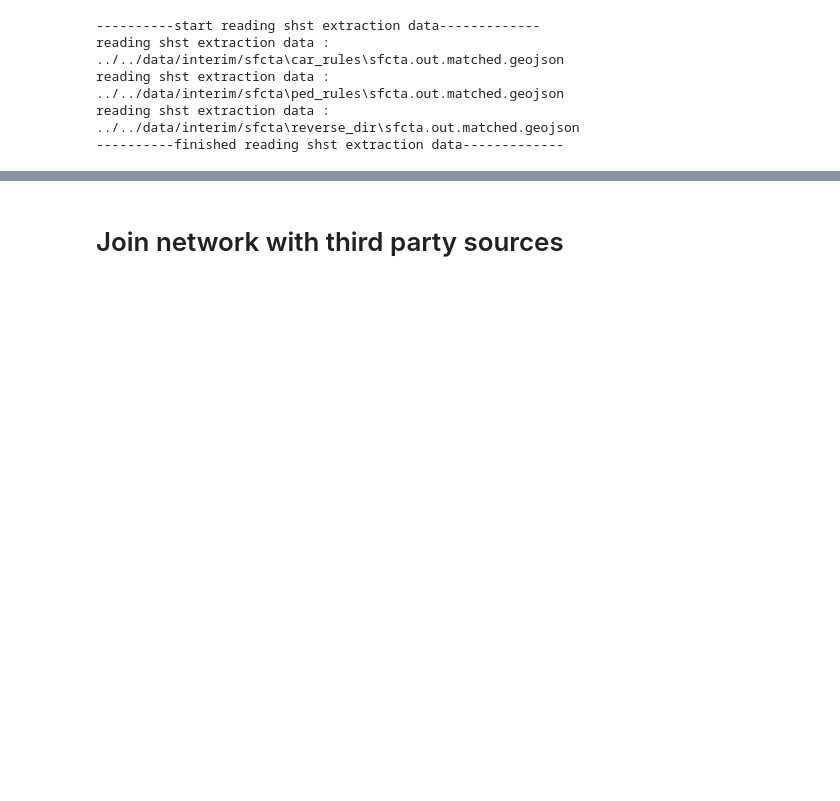
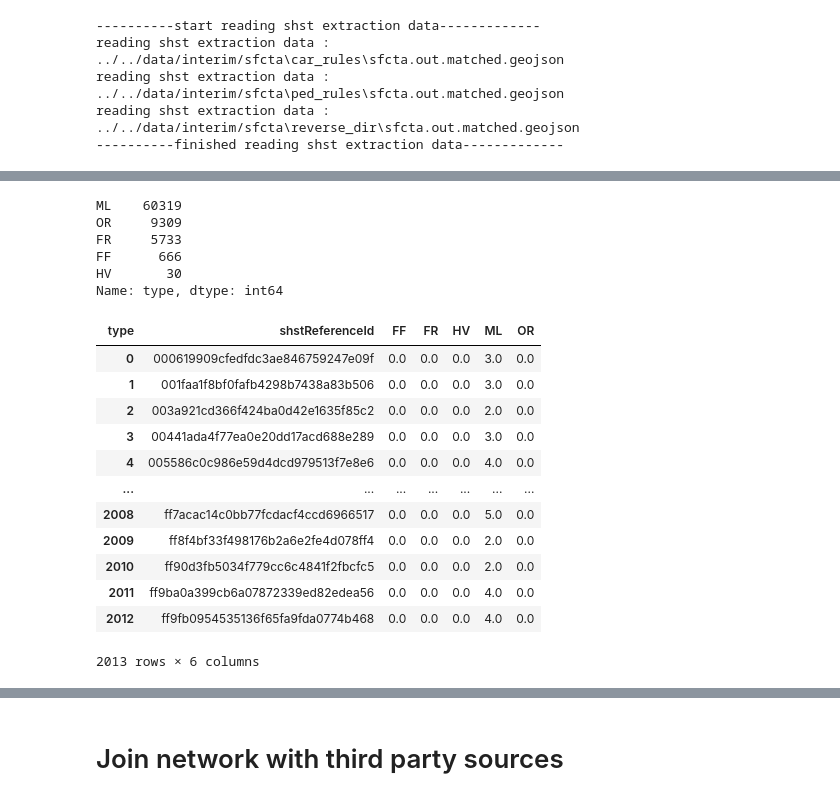
Before and after one commit to BayAreaMetro/travel-model-two-networks, a Jupyter notebook: notebooks/pipeline/step4d_conflate_with_third_party.ipynb, the cells around one changed output, grey strips where cells are left out. Saved outputs shown, nothing was run; the diff lists cells and outputs as text; code cells hidden in the pictures; blank space fills up the shorter version.

```diff
--- a/notebooks/pipeline/step4d_conflate_with_third_party.ipynb
+++ b/notebooks/pipeline/step4d_conflate_with_third_party.ipynb
@@ -391,0 +289,36 @@ unique_sfcta_match_gdf.rename(columns = {"A" : "sfcta_A", "B" : "sfcta_B", "FT"
+# %%
+# read pems conflation result
+
+pems_match_gdf = gpd.read_file(data_interim_dir + "mtc/pems_conflation_result.geojson")
+
+print(pems_match_gdf['type'].value_counts())
+# %% [output]
+ML    60319
+OR     9309
+FR     5733
+FF      666
+HV       30
+Name: type, dtype: int64
+# %%
+# link can have multiple pems station on it, so trying to get the mode of #lanes by station type
+
+pems_lanes_df = pems_match_gdf[(pems_match_gdf.year.isin([2014,2015,2016]))].groupby(
+    ["shstReferenceId", "type", "lanes"]
+)["station"].count().sort_values(ascending = False).reset_index().drop_duplicates(subset = ['shstReferenceId', 'type'])
+
+pems_lanes_df = pems_lanes_df.pivot_table(index = ["shstReferenceId"], values = "lanes", columns = "type").fillna(0).reset_index()
+display(pems_lanes_df)
+# %% [output]
+| type | shstReferenceId | FF | FR | HV | ML | OR |
+| 0 | 000619909cfedfdc3ae846759247e09f | 0.0 | 0.0 | 0.0 | 3.0 | 0.0 |
+| 1 | 001faa1f8bf0fafb4298b7438a83b506 | 0.0 | 0.0 | 0.0 | 3.0 | 0.0 |
+| 2 | 003a921cd366f424ba0d42e1635f85c2 | 0.0 | 0.0 | 0.0 | 2.0 | 0.0 |
+| 3 | 00441ada4f77ea0e20dd17acd688e289 | 0.0 | 0.0 | 0.0 | 3.0 | 0.0 |
+| 4 | 005586c0c986e59d4dcd979513f7e8e6 | 0.0 | 0.0 | 0.0 | 4.0 | 0.0 |
+| ... | ... | ... | ... | ... | ... | ... |
+| 2008 | ff7acac14c0bb77fcdacf4ccd6966517 | 0.0 | 0.0 | 0.0 | 5.0 | 0.0 |
+| 2009 | ff8f4bf33f498176b2a6e2fe4d078ff4 | 0.0 | 0.0 | 0.0 | 2.0 | 0.0 |
+| 2010 | ff90d3fb5034f779cc6c4841f2fbcfc5 | 0.0 | 0.0 | 0.0 | 2.0 | 0.0 |
+| 2011 | ff9ba0a399cb6a07872339ed82edea56 | 0.0 | 0.0 | 0.0 | 4.0 | 0.0 |
+| 2012 | ff9fb0954535136f65fa9fda0774b468 | 0.0 | 0.0 | 0.0 | 4.0 | 0.0 |
+2013 rows × 6 columns
```
Also changed, not shown: parts of 42 cells of this notebook, 1 other file.
